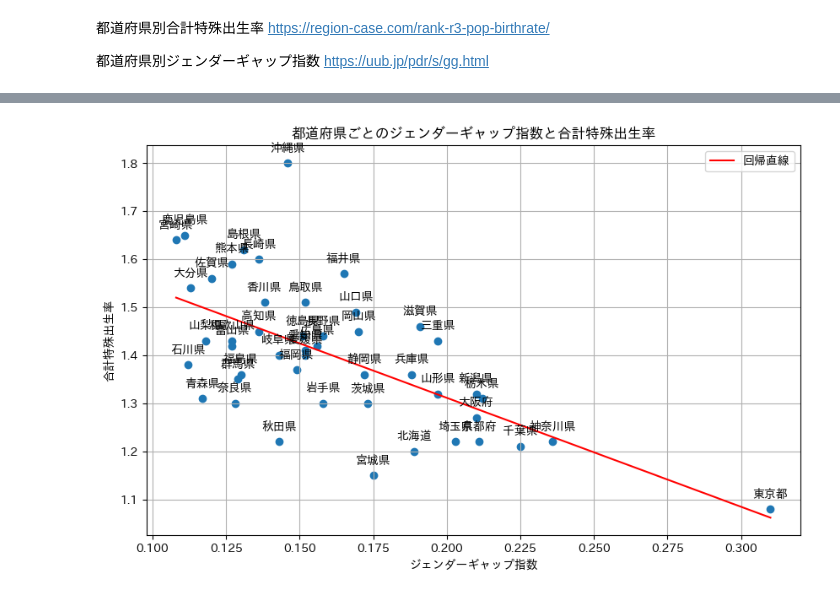
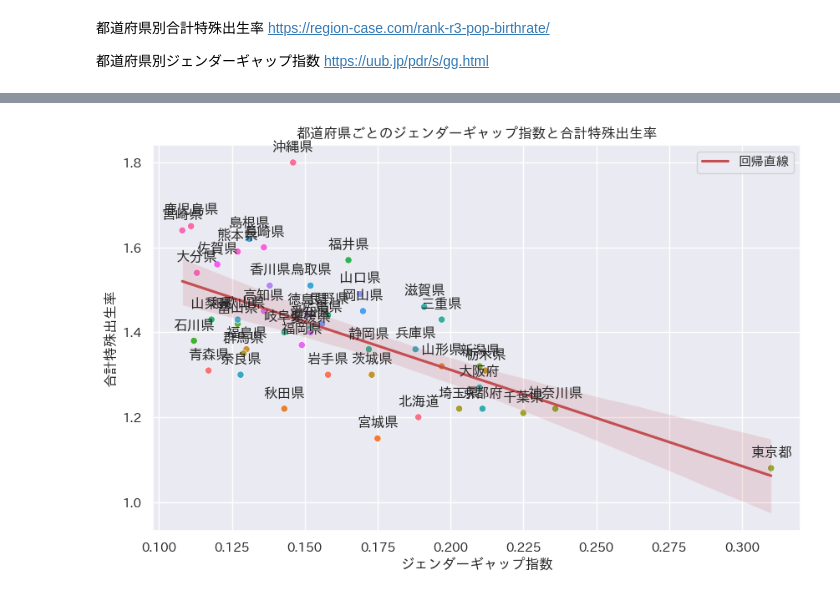
Before and after one commit to komorimasashi/kakuritsu_toukei_1, a Jupyter notebook: 9th_lec_scatterplot.ipynb, the cells around one changed output, grey strips where cells are left out. Drawn from its saved outputs; the diff is of its cells as text; code cells hidden in the pictures.

```diff
--- a/9th_lec_scatterplot.ipynb
+++ b/9th_lec_scatterplot.ipynb
@@ -339,45 +335,44 @@ Successfully installed japanize-matplotlib-1.1.3
 import matplotlib.pyplot as plt
 import numpy as np
 import japanize_matplotlib #日本語化matplotlib
+import seaborn as sns
+sns.set(font="IPAexGothic") #日本語フォント設定
 # %%
-
-
 # データの準備
 prefectures = ["北海道", "青森県", "岩手県", "宮城県", "秋田県", "山形県", "福島県", "茨城県", "栃木県",
                "群馬県", "埼玉県", "千葉県", "東京都", "神奈川県", "新潟県", "富山県", "石川県", "福井県",
                "山梨県", "長野県", "岐阜県", "静岡県", "愛知県", "三重県", "滋賀県", "京都府", "大阪府",
                "兵庫県", "奈良県", "和歌山県", "鳥取県", "島根県", "岡山県", "広島県", "山口県", "徳島県",
                "香川県", "愛媛県", "高知県", "福岡県", "佐賀県", "長崎県", "熊本県", "大分県", "宮崎県",
                "鹿児島県", "沖縄県"]
 gender_gap_index = [0.189, 0.117, 0.158, 0.175, 0.143, 0.197, 0.13, 0.173, 0.212, 0.129,
                     0.203, 0.225, 0.31, 0.236, 0.21, 0.127, 0.112, 0.165, 0.118, 0.158,
                     0.143, 0.172, 0.152, 0.197, 0.191, 0.211, 0.21, 0.188, 0.128, 0.127,
                     0.152, 0.131, 0.17, 0.156, 0.169, 0.151, 0.138, 0.152, 0.136, 0.149,
                     0.12, 0.136, 0.127, 0.113, 0.108, 0.111, 0.146]
 total_fertility_rate = [1.2, 1.31, 1.3, 1.15, 1.22, 1.32, 1.36, 1.3, 1.31, 1.35, 1.22, 1.21,
                           1.08, 1.22, 1.32, 1.42, 1.38, 1.57, 1.43, 1.44, 1.4, 1.36, 1.41, 1.43,
                           1.46, 1.22, 1.27, 1.36, 1.3, 1.43, 1.51, 1.62, 1.45, 1.42, 1.49, 1.44,
                           1.51, 1.4, 1.45, 1.37, 1.56, 1.6, 1.59, 1.54, 1.64, 1.65, 1.8]
 
+# データフレームの作成
+data = pd.DataFrame({'都道府県': prefectures, 'ジェンダーギャップ指数': gender_gap_index, '合計特殊出生率': total_fertility_rate})
+
 # 散布図と回帰直線の描画
 plt.figure(figsize=(10, 6))
-plt.scatter(gender_gap_index, total_fertility_rate)
+sns.scatterplot(data=data, x='ジェンダーギャップ指数', y='合計特殊出生率', hue='都道府県', legend=False)
+sns.regplot(data=data, x='ジェンダーギャップ指数', y='合計特殊出生率', scatter=False, color='r', label="回帰直線")
+
 plt.xlabel("ジェンダーギャップ指数")
 plt.ylabel("合計特殊出生率")
 plt.title("都道府県ごとのジェンダーギャップ指数と合計特殊出生率")
-
-# 回帰直線の計算
-coefficients = np.polyfit(gender_gap_index, total_fertility_rate, 1)
-polynomial = np.poly1d(coefficients)
-x = np.linspace(min(gender_gap_index), max(gender_gap_index), 100)
-plt.plot(x, polynomial(x), color='r', label="回帰直線")
 
 # 都道府県名のラベルを追加
 for i in range(len(prefectures)):
     plt.annotate(prefectures[i], (gender_gap_index[i], total_fertility_rate[i]), textcoords="offset points", xytext=(0,10), ha='center')
 
 plt.legend()
 plt.grid(True)
 plt.show()
 # %% [output]
-[figure, old version]
+[figure, new version]
```
Also changed, not shown: parts of 1 cell of this notebook.
